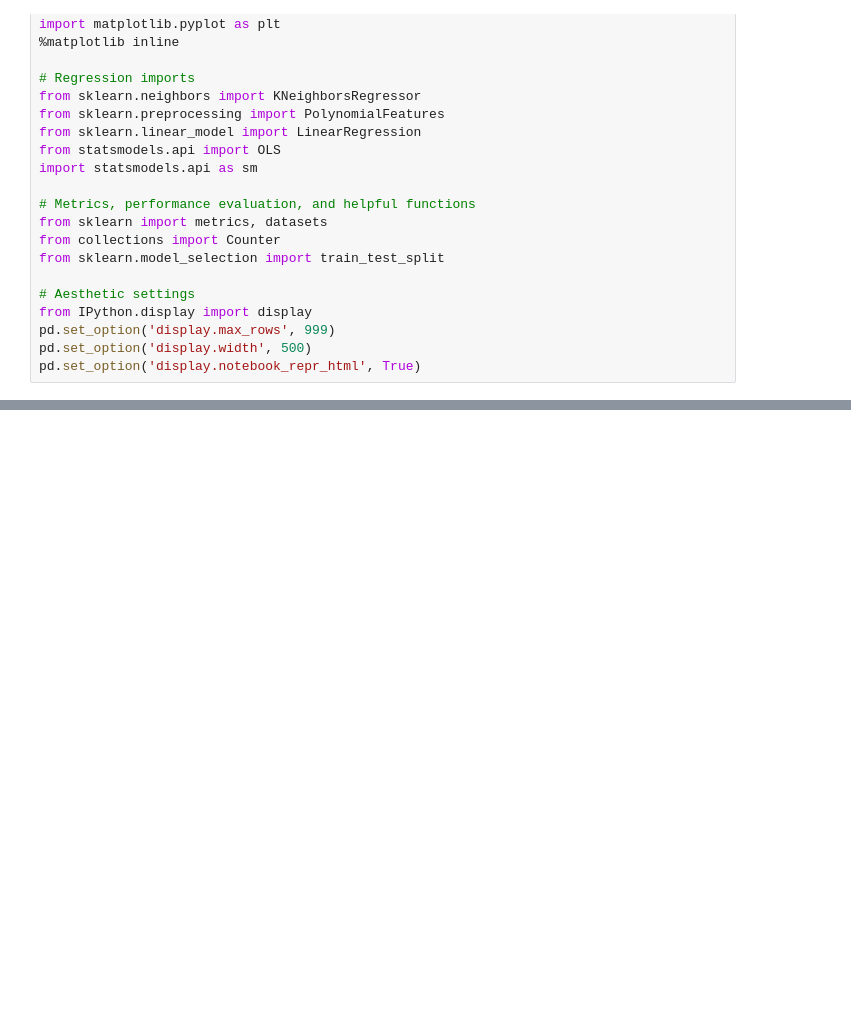
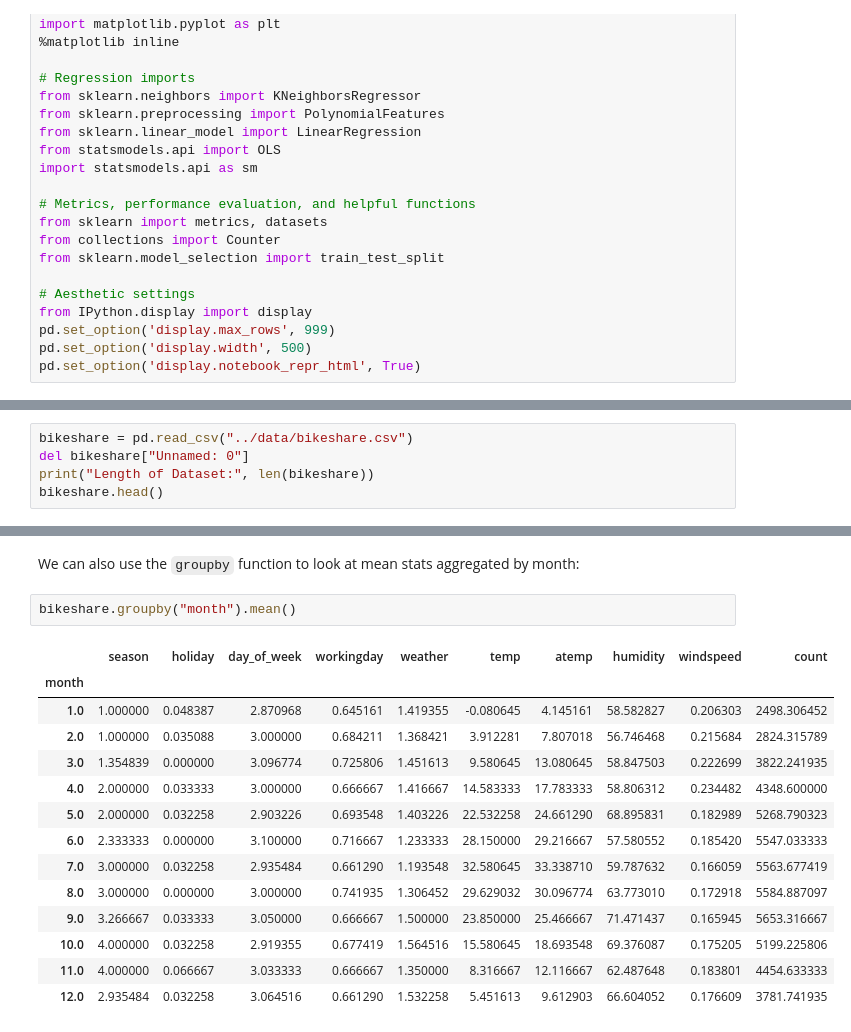
Before and after one commit to crdcamp/lin-reg-application, a Jupyter notebook: references/2_lin_reg_knn_reg_and_inference.ipynb, the cells around one changed output, grey strips where cells are left out. Saved outputs shown, nothing was run; the diff lists cells and outputs as text; blank space fills up the shorter version.

```diff
--- a/references/2_lin_reg_knn_reg_and_inference.ipynb
+++ b/references/2_lin_reg_knn_reg_and_inference.ipynb
@@ -149,0 +168,5 @@ The specific task is to build a regression model for a bike share system that ca
+# %%
+bikeshare = pd.read_csv("../data/bikeshare.csv")
+del bikeshare["Unnamed: 0"]
+print("Length of Dataset:", len(bikeshare))
+bikeshare.head()
@@ -149,0 +193,19 @@ The specific task is to build a regression model for a bike share system that ca
+# %% [markdown]
+We can also use the `groupby` function to look at mean stats aggregated by month:
+# %%
+bikeshare.groupby("month").mean()
+# %% [output]
+|  | season | holiday | day_of_week | workingday | weather | temp | atemp | humidity | windspeed | count |
+| month |  |  |  |  |  |  |  |  |  |  |
+| 1.0 | 1.000000 | 0.048387 | 2.870968 | 0.645161 | 1.419355 | -0.080645 | 4.145161 | 58.582827 | 0.206303 | 2498.306452 |
+| 2.0 | 1.000000 | 0.035088 | 3.000000 | 0.684211 | 1.368421 | 3.912281 | 7.807018 | 56.746468 | 0.215684 | 2824.315789 |
+| 3.0 | 1.354839 | 0.000000 | 3.096774 | 0.725806 | 1.451613 | 9.580645 | 13.080645 | 58.847503 | 0.222699 | 3822.241935 |
+| 4.0 | 2.000000 | 0.033333 | 3.000000 | 0.666667 | 1.416667 | 14.583333 | 17.783333 | 58.806312 | 0.234482 | 4348.600000 |
+| 5.0 | 2.000000 | 0.032258 | 2.903226 | 0.693548 | 1.403226 | 22.532258 | 24.661290 | 68.895831 | 0.182989 | 5268.790323 |
+| 6.0 | 2.333333 | 0.000000 | 3.100000 | 0.716667 | 1.233333 | 28.150000 | 29.216667 | 57.580552 | 0.185420 | 5547.033333 |
+| 7.0 | 3.000000 | 0.032258 | 2.935484 | 0.661290 | 1.193548 | 32.580645 | 33.338710 | 59.787632 | 0.166059 | 5563.677419 |
+| 8.0 | 3.000000 | 0.000000 | 3.000000 | 0.741935 | 1.306452 | 29.629032 | 30.096774 | 63.773010 | 0.172918 | 5584.887097 |
+| 9.0 | 3.266667 | 0.033333 | 3.050000 | 0.666667 | 1.500000 | 23.850000 | 25.466667 | 71.471437 | 0.165945 | 5653.316667 |
+| 10.0 | 4.000000 | 0.032258 | 2.919355 | 0.677419 | 1.564516 | 15.580645 | 18.693548 | 69.376087 | 0.175205 | 5199.225806 |
+| 11.0 | 4.000000 | 0.066667 | 3.033333 | 0.666667 | 1.350000 | 8.316667 | 12.116667 | 62.487648 | 0.183801 | 4454.633333 |
+| 12.0 | 2.935484 | 0.032258 | 3.064516 | 0.661290 | 1.532258 | 5.451613 | 9.612903 | 66.604052 | 0.176609 | 3781.741935 |
```
Also changed, not shown: parts of 3 cells of this notebook.
